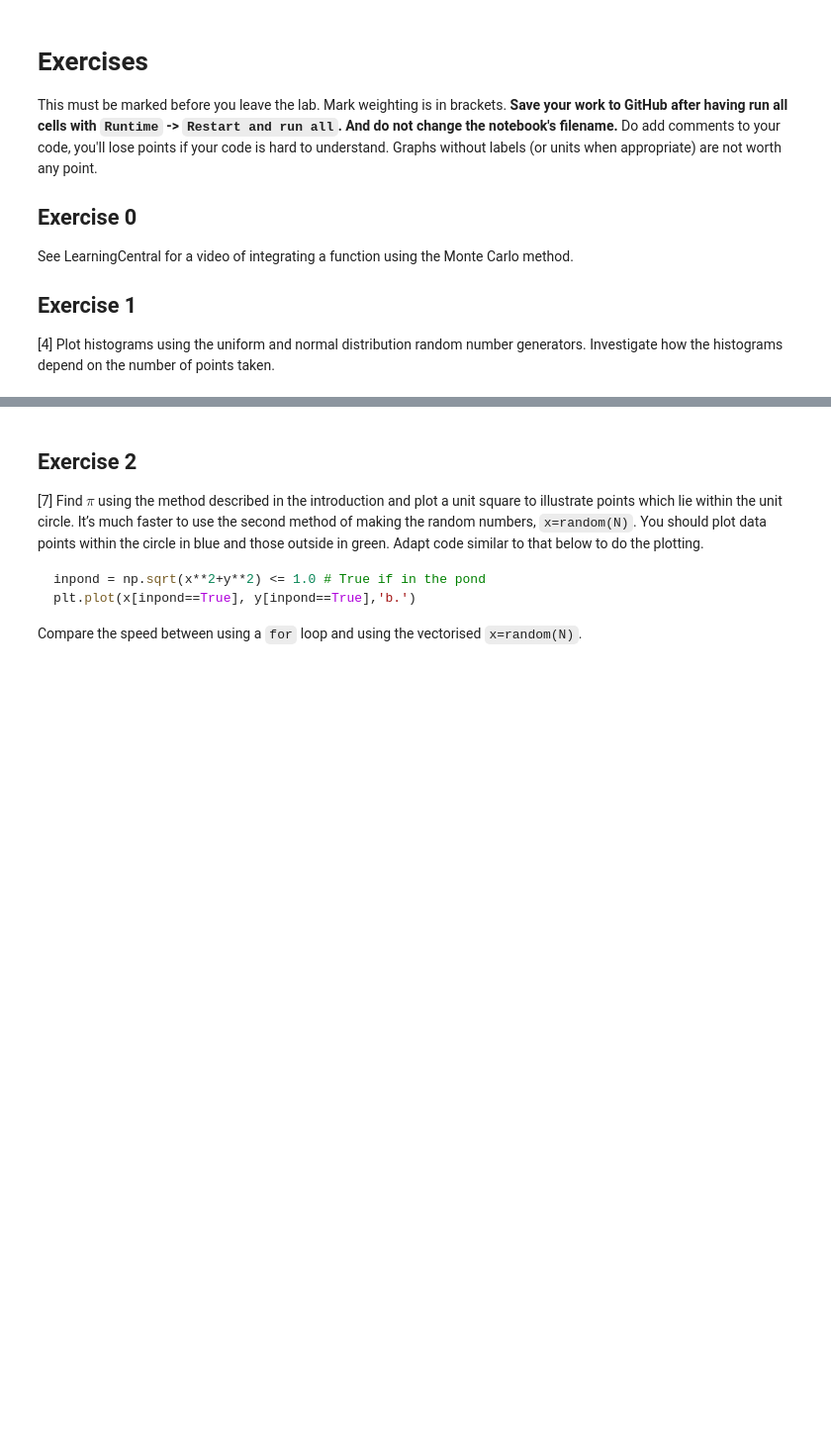
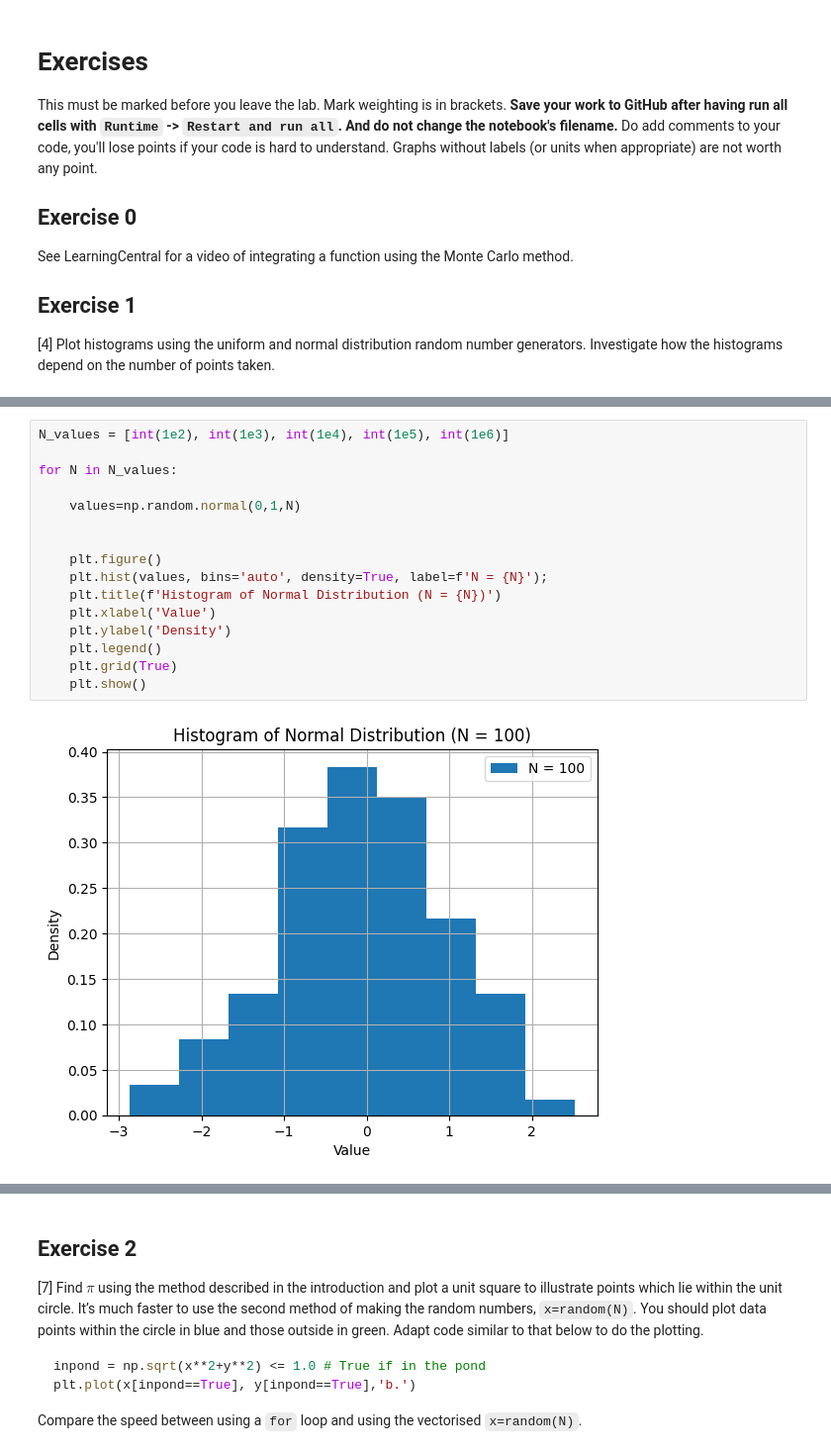
Before and after one commit to PX2145-2025/week-6-b-Brega-Harley, a Jupyter notebook: Monte_Carlo.ipynb, the cells around one changed output, grey strips where cells are left out. Shown at 99% size. Saved outputs shown, nothing was run; the diff lists cells and outputs as text; blank space fills up the shorter version.

```diff
--- a/Monte_Carlo.ipynb
+++ b/Monte_Carlo.ipynb
@@ -206,0 +207,18 @@ for N in N_values:
+# %%
+N_values = [int(1e2), int(1e3), int(1e4), int(1e5), int(1e6)]
+
+for N in N_values:
+
+    values=np.random.normal(0,1,N)
+
+
+    plt.figure()
+    plt.hist(values, bins='auto', density=True, label=f'N = {N}');
+    plt.title(f'Histogram of Normal Distribution (N = {N})')
+    plt.xlabel('Value')
+    plt.ylabel('Density')
+    plt.legend()
+    plt.grid(True)
+    plt.show()
+# %% [output]
+[figure, added]
```
Also changed, not shown: parts of 11 cells of this notebook.
